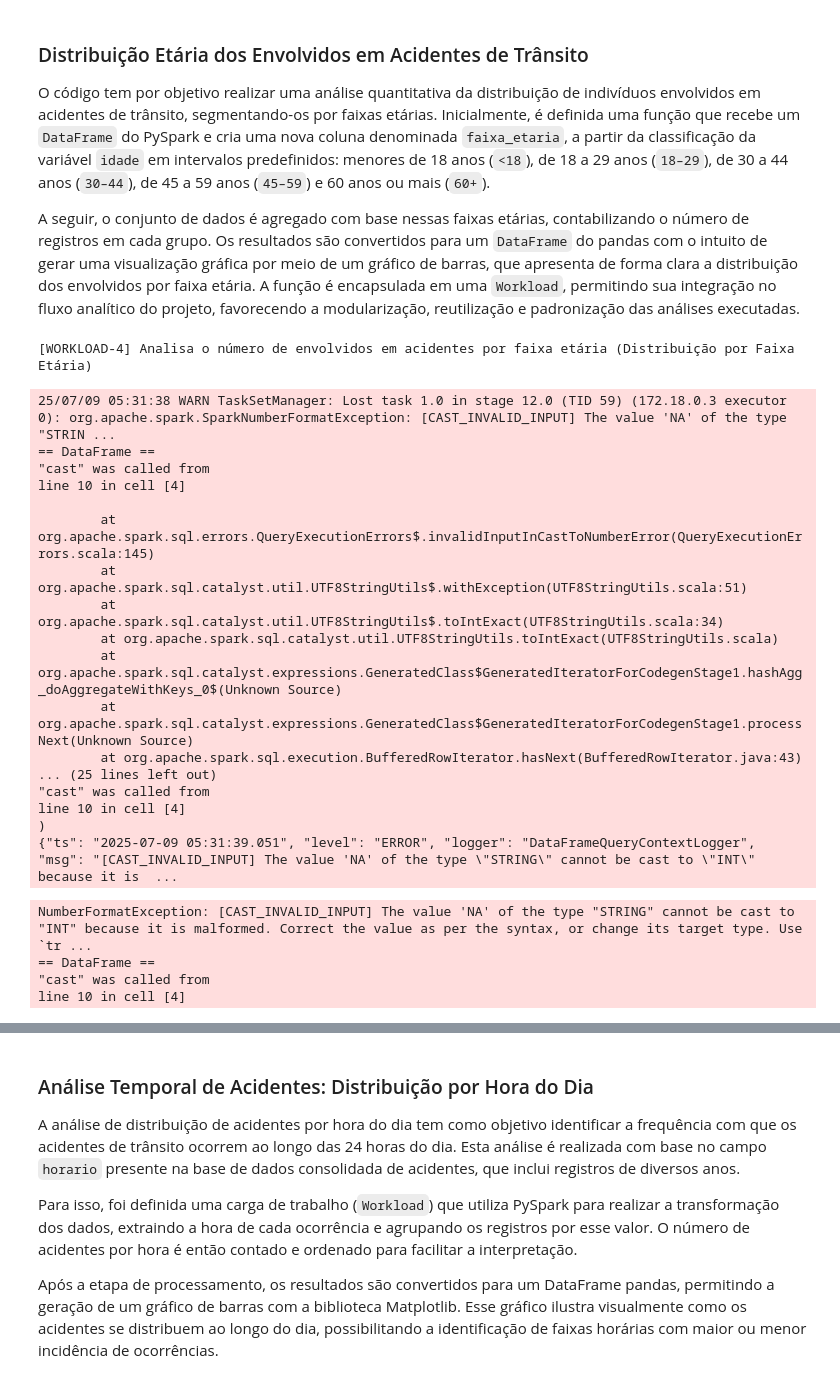
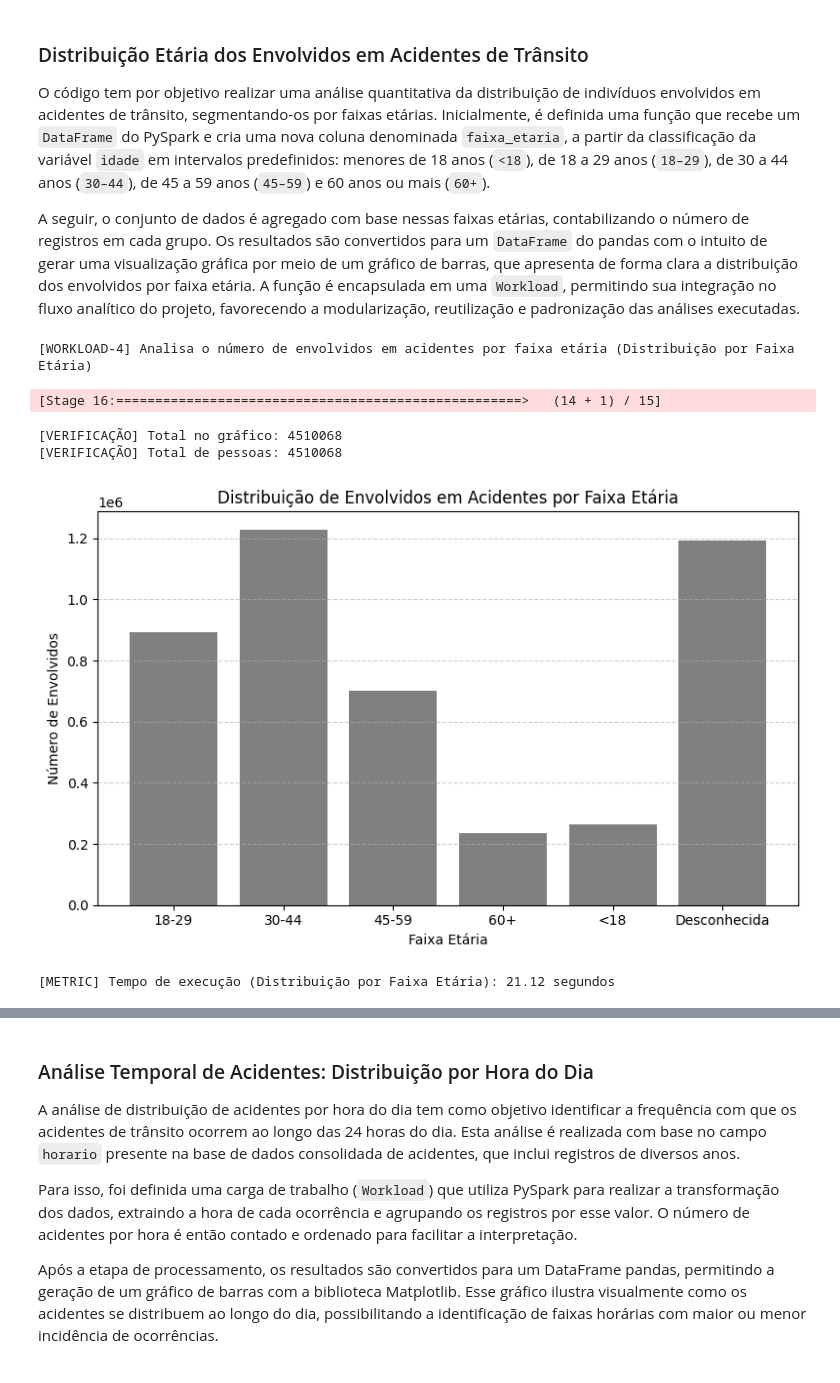
Before and after one commit to viniciusvdias/pdm, a Jupyter notebook: finalproject/20251/g8/src/notebook.ipynb, the cells around one changed output, grey strips where cells are left out. Cells and saved outputs as stored; diff of their text form; code cells hidden in the pictures.

Commit message:
refactor: implementa uso de schema explícito no DataLoader e conversão segura para a análise da distribuição de envolvidos em acidentes

```diff
--- a/finalproject/20251/g8/src/notebook.ipynb
+++ b/finalproject/20251/g8/src/notebook.ipynb
@@ -125,7 +196,11 @@ def analise_faixa_etaria(df):
     # --- ETAPA DE LIMPEZA ---
     # 1. Tenta converter a coluna 'idade' para um número inteiro.
     #    Valores como 'NA' se tornarão NULL.
-    df_limpo = df.withColumn("idade_numerica", col("idade").cast(IntegerType()))
+    df_limpo = df.withColumn(
+        "idade_numerica",
+        when(col("idade").rlike("^[0-9]+$"), col("idade").cast(IntegerType()))
+        .otherwise(None)
+    )
 
     # --- ETAPA DE ANÁLISE (usando a coluna limpa) ---
     # 2. Cria a coluna de faixa etária usando a nova coluna numérica.
@@ -139,58 +214,42 @@ def analise_faixa_etaria(df):
         # O otherwise agora pega todos os casos de idade_numerica = NULL (os 'NA' originais)
         .otherwise("Desconhecida")
     )
 
     # Agrupa por faixa etária
     resultado = df_faixa_etaria.groupBy("faixa_etaria").count().orderBy("faixa_etaria").toPandas()
 
     # Verificação
-    total_grafico = resultado["count"].sum()
-    total_pessoas = df.select("pesid").count() # Usa o df original para contagem total
-    print(f"[VERIFICAÇÃO] Total no gráfico: {total_grafico}")
-    print(f"[VERIFICAÇÃO] Total de pessoas: {total_pessoas}")
+    # total_grafico = resultado["count"].sum()
+    # total_pessoas = df.select("pesid").count() # Usa o df original para contagem total
+    # print(f"[VERIFICAÇÃO] Total no gráfico: {total_grafico}")
+    # print(f"[VERIFICAÇÃO] Total de pessoas: {total_pessoas}")
 
     # Plot (sem alterações)
     plt.figure(figsize=(8, 5))
     plt.bar(resultado["faixa_etaria"], resultado["count"], color='gray')
     plt.xlabel("Faixa Etária")
     plt.ylabel("Número de Envolvidos")
     plt.title("Distribuição de Envolvidos em Acidentes por Faixa Etária")
     plt.grid(axis="y", linestyle="--", alpha=0.6)
     plt.tight_layout()
     plt.show()
 
 # Criação da workload (sem alterações)
 workload_faixa_etaria = Workload(
     name="Distribuição por Faixa Etária",
     description="[WORKLOAD-4] Analisa o número de envolvidos em acidentes por faixa etária",
     execute_fn=analise_faixa_etaria
 )
 
 # Execução da workload
 workload_faixa_etaria.run(df_pessoas)
 # %% [output]
 [WORKLOAD-4] Analisa o número de envolvidos em acidentes por faixa etária (Distribuição por Faixa Etária)
-25/07/09 05:31:38 WARN TaskSetManager: Lost task 1.0 in stage 12.0 (TID 59) (172.18.0.3 executor 0): org.apache.spark.SparkNumberFormatException: [CAST_INVALID_INPUT] The value 'NA' of the type "STRIN ...
-== DataFrame ==
-"cast" was called from
-line 10 in cell [4]
-
-        at org.apache.spark.sql.errors.QueryExecutionErrors$.invalidInputInCastToNumberError(QueryExecutionErrors.scala:145)
-        at org.apache.spark.sql.catalyst.util.UTF8StringUtils$.withException(UTF8StringUtils.scala:51)
-        at org.apache.spark.sql.catalyst.util.UTF8StringUtils$.toIntExact(UTF8StringUtils.scala:34)
-        at org.apache.spark.sql.catalyst.util.UTF8StringUtils.toIntExact(UTF8StringUtils.scala)
-        at org.apache.spark.sql.catalyst.expressions.GeneratedClass$GeneratedIteratorForCodegenStage1.hashAgg_doAggregateWithKeys_0$(Unknown Source)
-        at org.apache.spark.sql.catalyst.expressions.GeneratedClass$GeneratedIteratorForCodegenStage1.processNext(Unknown Source)
-        at org.apache.spark.sql.execution.BufferedRowIterator.hasNext(BufferedRowIterator.java:43)
-... (25 lines left out)
-"cast" was called from
-line 10 in cell [4]
-)
-{"ts": "2025-07-09 05:31:39.051", "level": "ERROR", "logger": "DataFrameQueryContextLogger", "msg": "[CAST_INVALID_INPUT] The value 'NA' of the type \"STRING\" cannot be cast to \"INT\" because it is  ...
+[Stage 16:====================================================>   (14 + 1) / 15]
-NumberFormatException: [CAST_INVALID_INPUT] The value 'NA' of the type "STRING" cannot be cast to "INT" because it is malformed. Correct the value as per the syntax, or change its target type. Use `tr ...
-== DataFrame ==
-"cast" was called from
-line 10 in cell [4]
+[VERIFICAÇÃO] Total no gráfico: 4510068
+[VERIFICAÇÃO] Total de pessoas: 4510068
+[figure, added]
+[METRIC] Tempo de execução (Distribuição por Faixa Etária): 21.12 segundos
 # %%
 from utils.workload import Workload
 from pyspark.sql.functions import when, col
```
Also changed, not shown: parts of 6 cells of this notebook, 1 other file.
